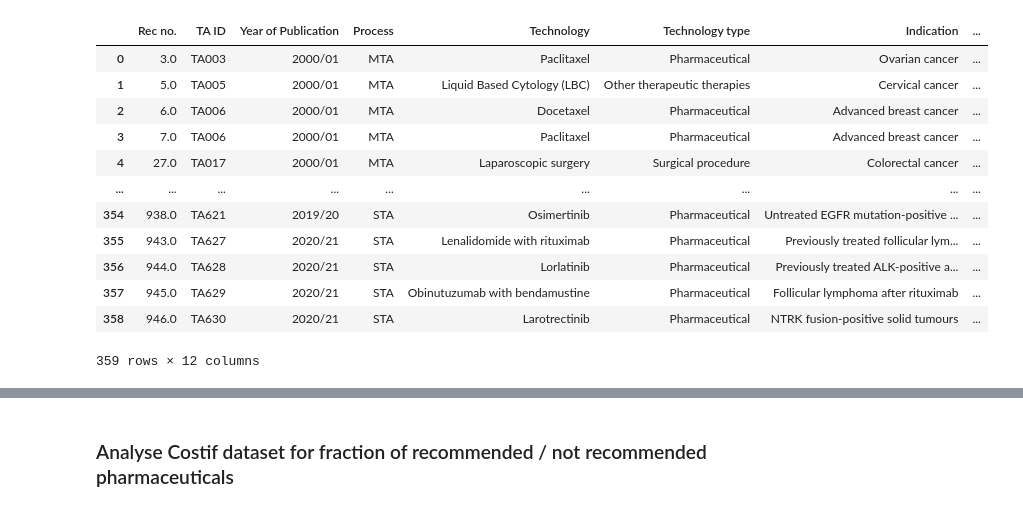
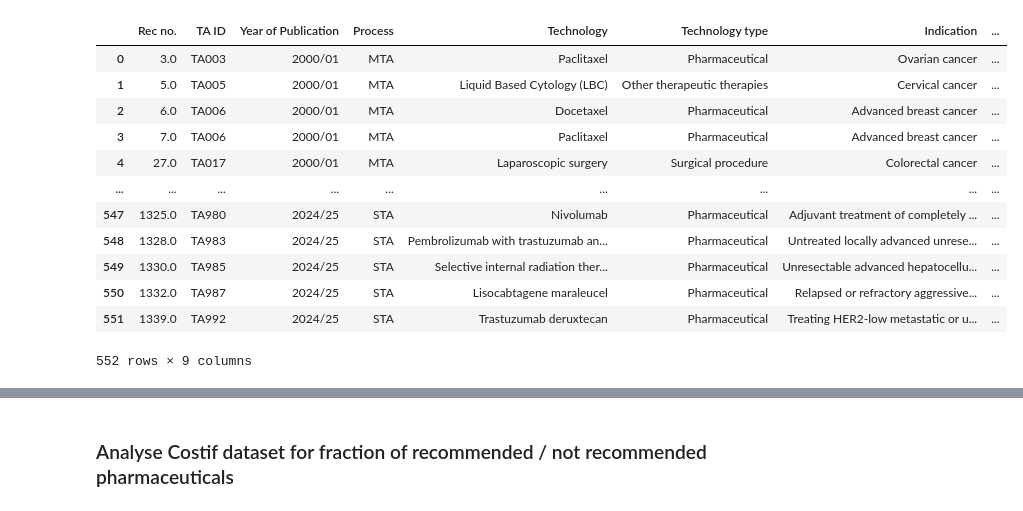
Before and after one commit to DavAug/nice, a Jupyter notebook: analysis_cancer_nice_data.ipynb, the cells around one changed output, grey strips where cells are left out. Saved outputs shown, nothing was run; the diff lists cells and outputs as text; code cells hidden in the pictures.

```diff
--- a/analysis_cancer_nice_data.ipynb
+++ b/analysis_cancer_nice_data.ipynb
@@ -1,22 +1,19 @@
 # %%
 import pandas as pd
 
-data_costif = pd.read_excel('NICE_TA-cancer-recommendations_COSTIF.xlsx')
-
-# Drop NaN rows at the bottom
-data_costif.drop([359, 360, 361, 362], inplace=True)
+data_costif = pd.read_excel('TA-cancer-recommendations-2.xlsx')
 data_costif
 # %% [output]
 |  | Rec no. | TA ID | Year of Publication | Process | Technology | Technology type | Indication | ... |
 | 0 | 3.0 | TA003 | 2000/01 | MTA | Paclitaxel | Pharmaceutical | Ovarian cancer | ... |
 | 1 | 5.0 | TA005 | 2000/01 | MTA | Liquid Based Cytology (LBC) | Other therapeutic therapies | Cervical cancer | ... |
 | 2 | 6.0 | TA006 | 2000/01 | MTA | Docetaxel | Pharmaceutical | Advanced breast cancer | ... |
 | 3 | 7.0 | TA006 | 2000/01 | MTA | Paclitaxel | Pharmaceutical | Advanced breast cancer | ... |
 | 4 | 27.0 | TA017 | 2000/01 | MTA | Laparoscopic surgery | Surgical procedure | Colorectal cancer | ... |
 | ... | ... | ... | ... | ... | ... | ... | ... | ... |
-| 354 | 938.0 | TA621 | 2019/20 | STA | Osimertinib | Pharmaceutical | Untreated EGFR mutation-positive ... | ... |
-| 355 | 943.0 | TA627 | 2020/21 | STA | Lenalidomide with rituximab | Pharmaceutical | Previously treated follicular lym... | ... |
-| 356 | 944.0 | TA628 | 2020/21 | STA | Lorlatinib | Pharmaceutical | Previously treated ALK-positive a... | ... |
-| 357 | 945.0 | TA629 | 2020/21 | STA | Obinutuzumab with bendamustine | Pharmaceutical | Follicular lymphoma after rituximab | ... |
-| 358 | 946.0 | TA630 | 2020/21 | STA | Larotrectinib | Pharmaceutical | NTRK fusion-positive solid tumours | ... |
+| 547 | 1325.0 | TA980 | 2024/25 | STA | Nivolumab | Pharmaceutical | Adjuvant treatment of completely ... | ... |
+| 548 | 1328.0 | TA983 | 2024/25 | STA | Pembrolizumab with trastuzumab an... | Pharmaceutical | Untreated locally advanced unrese... | ... |
+| 549 | 1330.0 | TA985 | 2024/25 | STA | Selective internal radiation ther... | Pharmaceutical | Unresectable advanced hepatocellu... | ... |
+| 550 | 1332.0 | TA987 | 2024/25 | STA | Lisocabtagene maraleucel | Pharmaceutical | Relapsed or refractory aggressive... | ... |
+| 551 | 1339.0 | TA992 | 2024/25 | STA | Trastuzumab deruxtecan | Pharmaceutical | Treating HER2-low metastatic or u... | ... |
-359 rows × 12 columns
+552 rows × 9 columns
```
Also changed, not shown: parts of 7 cells of this notebook, 4 other files.
